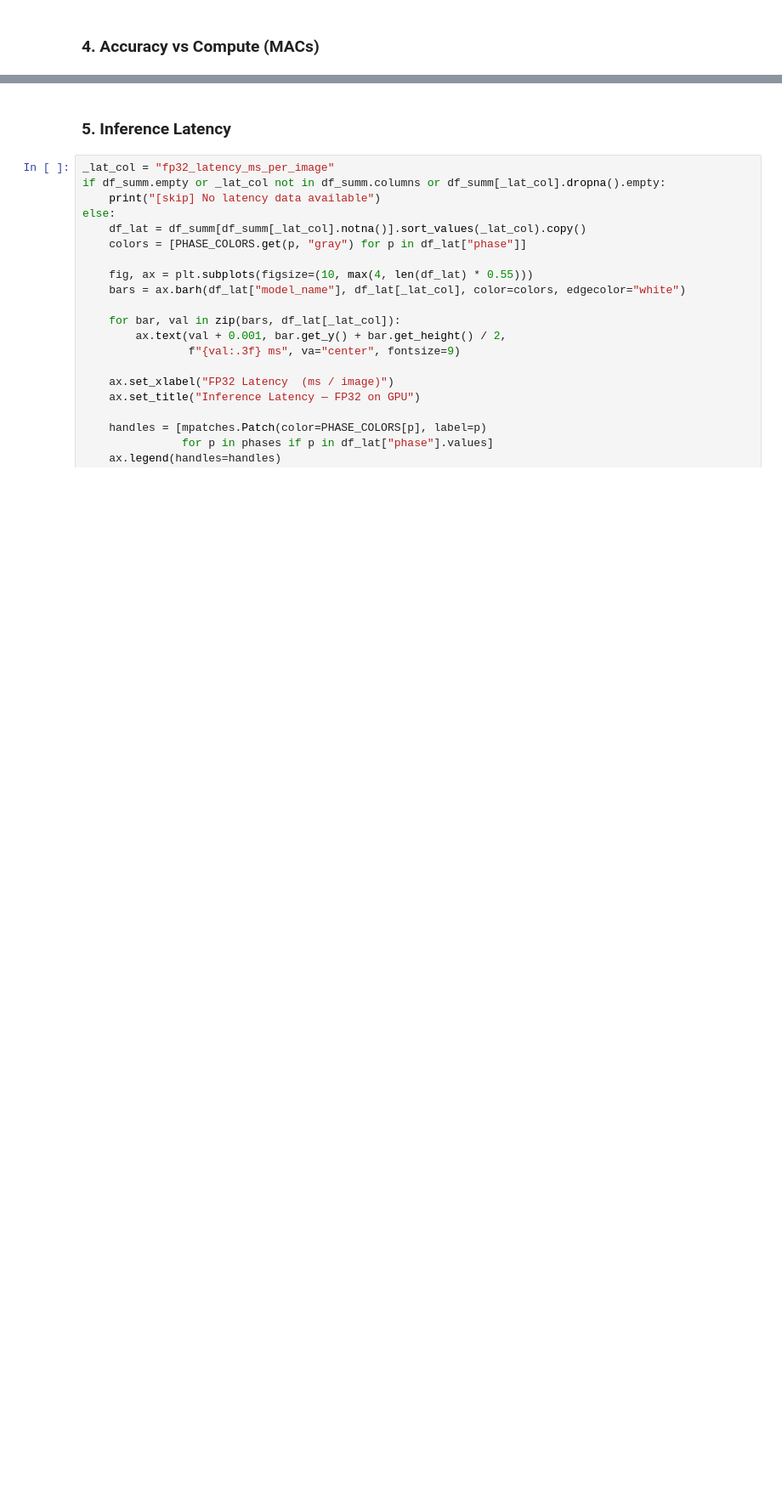
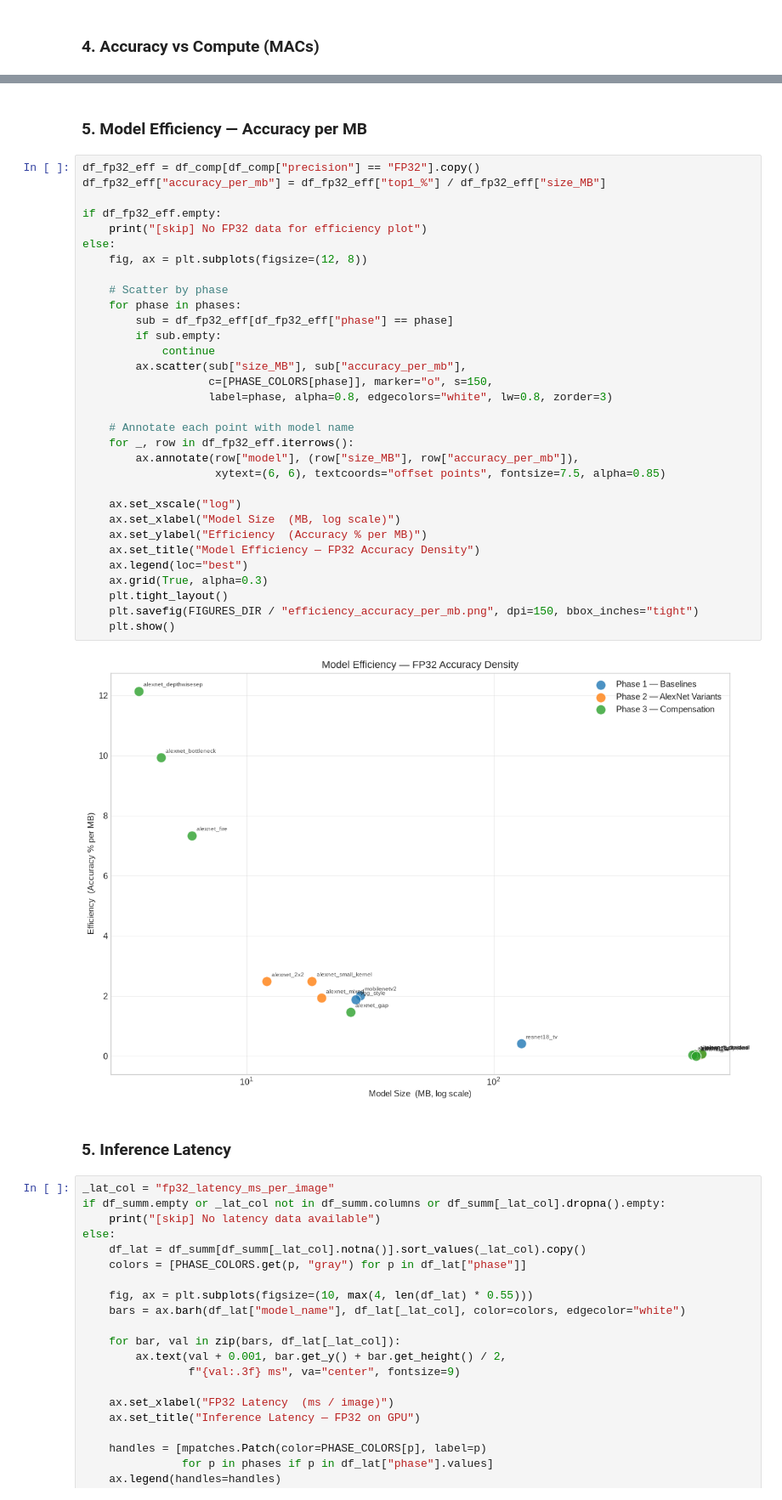
Before and after one commit to RafaelSdeS/dnn_study, a Jupyter notebook: notebooks/results_analysis.ipynb, the cells around one changed output, grey strips where cells are left out. Shown at 85% size. Saved outputs shown, nothing was run; the diff lists cells and outputs as text; blank space fills up the shorter version.

```diff
--- a/notebooks/results_analysis.ipynb
+++ b/notebooks/results_analysis.ipynb
@@ -320,3 +320,39 @@ else:
+# %% [markdown]
+### 5. Model Efficiency — Accuracy per MB
+# %%
+df_fp32_eff = df_comp[df_comp["precision"] == "FP32"].copy()
+df_fp32_eff["accuracy_per_mb"] = df_fp32_eff["top1_%"] / df_fp32_eff["size_MB"]
+
+if df_fp32_eff.empty:
+    print("[skip] No FP32 data for efficiency plot")
+else:
+    fig, ax = plt.subplots(figsize=(12, 8))
+
+    # Scatter by phase
+    for phase in phases:
+        sub = df_fp32_eff[df_fp32_eff["phase"] == phase]
+        if sub.empty:
+            continue
+        ax.scatter(sub["size_MB"], sub["accuracy_per_mb"],
+                   c=[PHASE_COLORS[phase]], marker="o", s=150,
+                   label=phase, alpha=0.8, edgecolors="white", lw=0.8, zorder=3)
+
+    # Annotate each point with model name
+    for _, row in df_fp32_eff.iterrows():
+        ax.annotate(row["model"], (row["size_MB"], row["accuracy_per_mb"]),
+                    xytext=(6, 6), textcoords="offset points", fontsize=7.5, alpha=0.85)
+
+    ax.set_xscale("log")
+    ax.set_xlabel("Model Size  (MB, log scale)")
+    ax.set_ylabel("Efficiency  (Accuracy % per MB)")
+    ax.set_title("Model Efficiency — FP32 Accuracy Density")
+    ax.legend(loc="best")
+    ax.grid(True, alpha=0.3)
+    plt.tight_layout()
+    plt.savefig(FIGURES_DIR / "efficiency_accuracy_per_mb.png", dpi=150, bbox_inches="tight")
+    plt.show()
+# %% [output]
+[figure, added]
 # %% [markdown]
 ### 5. Inference Latency
 # %%
```
Also changed, not shown: parts of 2 cells of this notebook, 11 other files.
